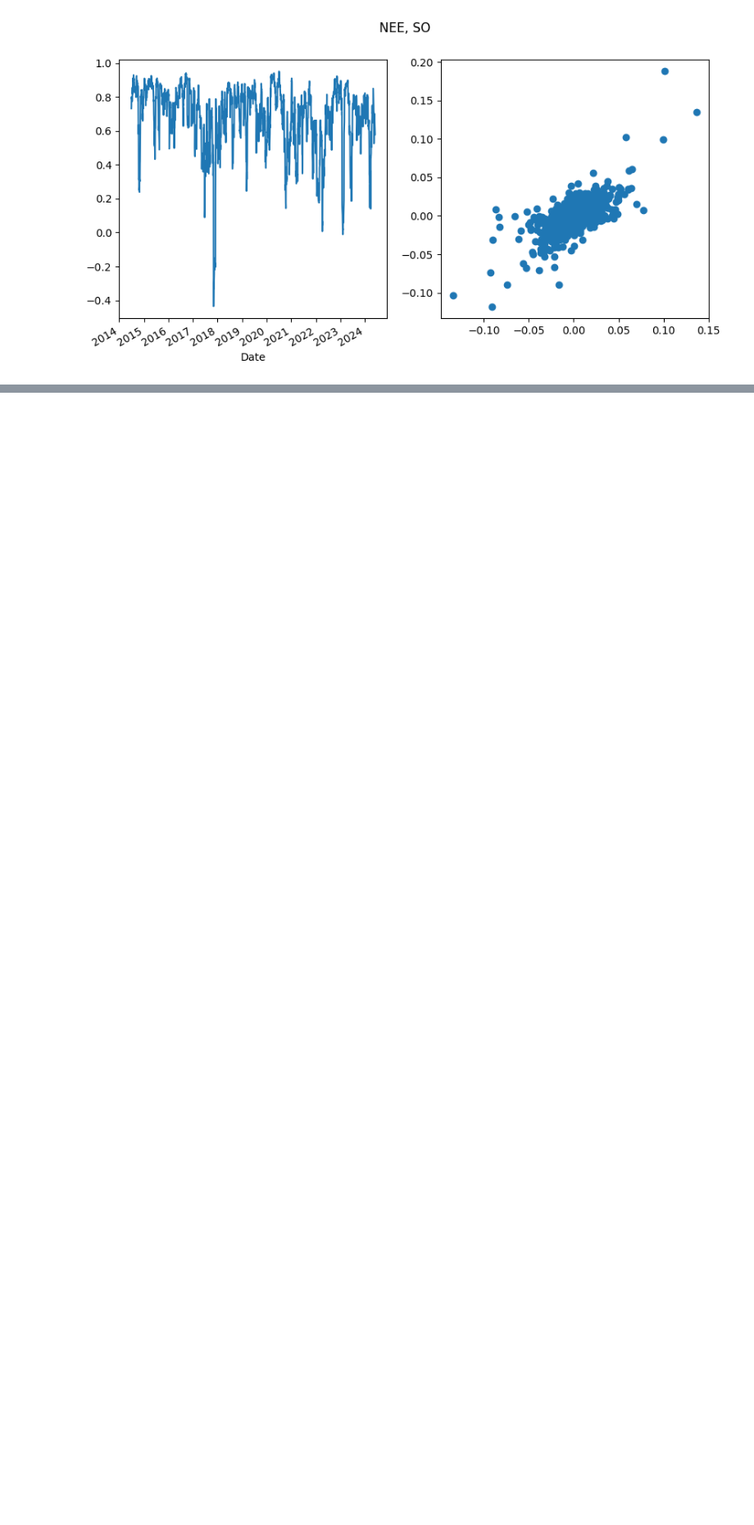
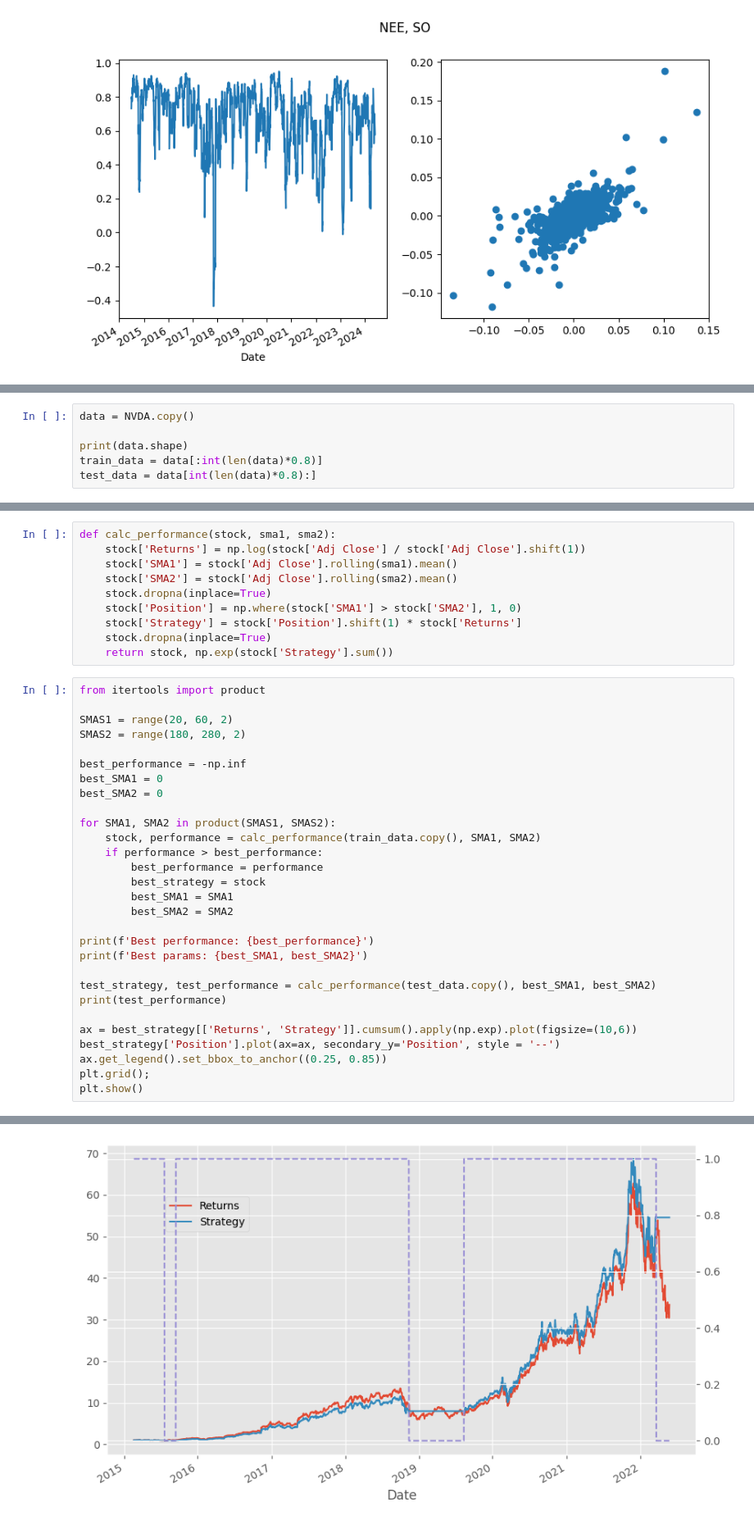
Before and after one commit to riccardo-savio/Progetto-BISF, a Jupyter notebook: studio.ipynb, the cells around one changed output, grey strips where cells are left out. Shown at 82% size. Cells and saved outputs as stored; diff of their text form; blank space fills up the shorter version.

```diff
--- a/studio.ipynb
+++ b/studio.ipynb
@@ -512,0 +535,6 @@ for i in range(len(stocks)):
+# %%
+data = NVDA.copy()
+
+print(data.shape)
+train_data = data[:int(len(data)*0.8)]
+test_data = data[int(len(data)*0.8):]
@@ -512,0 +543,40 @@ for i in range(len(stocks)):
+# %%
+def calc_performance(stock, sma1, sma2):
+    stock['Returns'] = np.log(stock['Adj Close'] / stock['Adj Close'].shift(1))
+    stock['SMA1'] = stock['Adj Close'].rolling(sma1).mean()
+    stock['SMA2'] = stock['Adj Close'].rolling(sma2).mean()
+    stock.dropna(inplace=True)
+    stock['Position'] = np.where(stock['SMA1'] > stock['SMA2'], 1, 0)
+    stock['Strategy'] = stock['Position'].shift(1) * stock['Returns']
+    stock.dropna(inplace=True)
+    return stock, np.exp(stock['Strategy'].sum())
+# %%
+from itertools import product
+
+SMAS1 = range(20, 60, 2)
+SMAS2 = range(180, 280, 2)
+
+best_performance = -np.inf
+best_SMA1 = 0
+best_SMA2 = 0
+
+for SMA1, SMA2 in product(SMAS1, SMAS2):
+    stock, performance = calc_performance(train_data.copy(), SMA1, SMA2)
+    if performance > best_performance:
+        best_performance = performance
+        best_strategy = stock
+        best_SMA1 = SMA1
+        best_SMA2 = SMA2
+
+print(f'Best performance: {best_performance}')
+print(f'Best params: {best_SMA1, best_SMA2}')
+
+test_strategy, test_performance = calc_performance(test_data.copy(), best_SMA1, best_SMA2)
+print(test_performance)
+
+ax = best_strategy[['Returns', 'Strategy']].cumsum().apply(np.exp).plot(figsize=(10,6))
+best_strategy['Position'].plot(ax=ax, secondary_y='Position', style = '--')
+ax.get_legend().set_bbox_to_anchor((0.25, 0.85))
+plt.grid();
+plt.show()
+# %% [output]
@@ -512,0 +586 @@ for i in range(len(stocks)):
+[figure, added]
```
Also changed, not shown: parts of 15 cells of this notebook, 6 other files.
